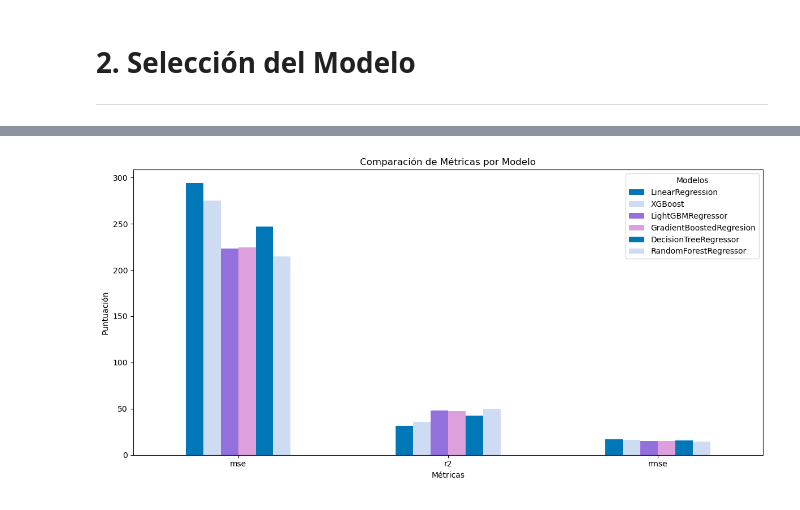
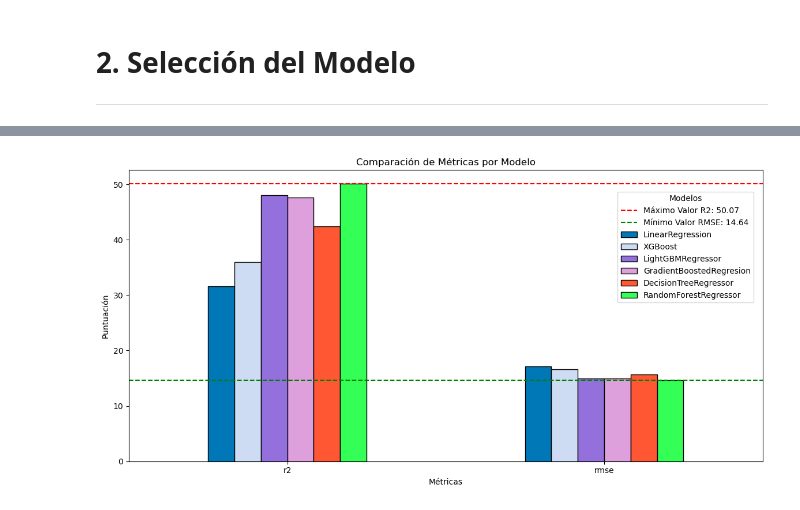
Before and after one commit to EdwinGarcia9/Consumer-Spending-Prediction, a Jupyter notebook: 04_Eleccion_del_modelo.ipynb, the cells around one changed output, grey strips where cells are left out. Saved outputs shown, nothing was run; the diff lists cells and outputs as text; code cells hidden in the pictures.

```diff
--- a/04_Eleccion_del_modelo.ipynb
+++ b/04_Eleccion_del_modelo.ipynb
@@ -32,17 +32,32 @@ scores['r2']= scores['r2']*100
 # %%
 scores.set_index('model', inplace=True)
 
+# Transpone el DataFrame
 results_df = scores.T
-colors = ['#0077b6', '#CDDBF3','#9370DB', '#DDA0DD']
-results_df.plot(
-    kind='bar', figsize=(12, 6),
-    colormap='viridis', rot=0, color=colors
-    )
+
+# Excluye la métrica de MSE del DataFrame
+results_df.drop('mse', inplace=True)
+
+# Define los colores para las métricas restantes
+colors = ['#0077b6', '#CDDBF3', '#9370DB', '#DDA0DD', '#FF5733', '#33FF57', '#3333FF']
+
+# Grafica el DataFrame con bordes en las barras
+ax = results_df.plot(kind='bar', figsize=(12, 6), colormap='viridis', rot=0, color=colors, edgecolor='black')
+
+# Líneas de tendencia para el punto máximo y mínimo
+max_value = results_df.max().max()
+min_value = results_df.min().min()
+ax.axhline(y=max_value, color='r', linestyle='--', label=f'Máximo Valor R2: {max_value:.2f}')
+ax.axhline(y=min_value, color='g', linestyle='--', label=f'Mínimo Valor RMSE: {min_value:.2f}')
+
 plt.title('Comparación de Métricas por Modelo')
 plt.xlabel('Métricas')
 plt.ylabel('Puntuación')
-plt.legend(title='Modelos')
+
+# Ajusta la posición de la leyenda
+plt.legend(title='Modelos', bbox_to_anchor=(0.765, 0.94), loc='upper left')
+
 plt.tight_layout()
 plt.show()
 # %% [output]
-[figure, old version]
+[figure, new version]
```
Also changed, not shown: parts of 2 cells of this notebook, 2 other files.
